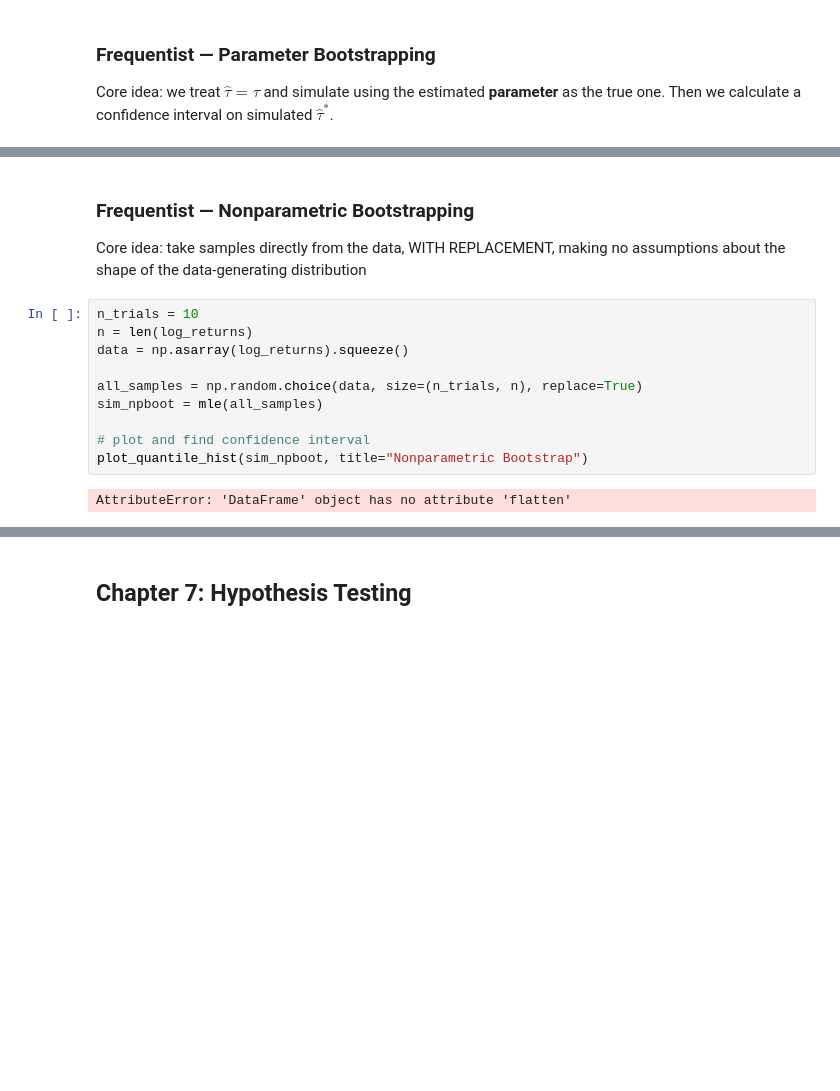
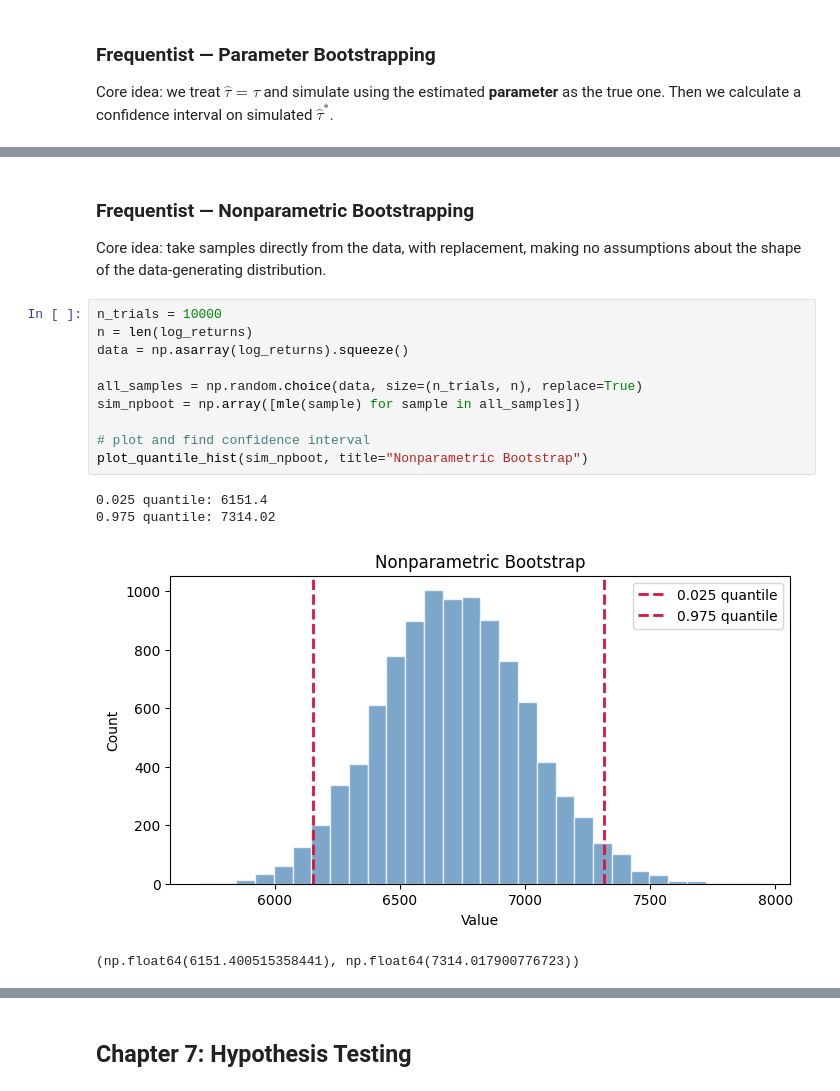
Before and after one commit to su-andrew/stats200q, a Jupyter notebook: Stats200_Book.ipynb, the cells around one changed output, grey strips where cells are left out. Cells and saved outputs as stored; diff of their text form; blank space fills up the shorter version.

```diff
--- a/Stats200_Book.ipynb
+++ b/Stats200_Book.ipynb
@@ -992,19 +936,22 @@ plot_quantile_hist(sim_pboot, title="Parameter Bootstrap")
 # %% [markdown]
 ### Frequentist — Nonparametric Bootstrapping
 
-Core idea: take samples directly from the data, WITH REPLACEMENT, making no assumptions about the shape of the data-generating distribution
+Core idea: take samples directly from the data, with replacement, making no assumptions about the shape of the data-generating distribution.
 # %%
-n_trials = 10
+n_trials = 10000
 n = len(log_returns)
 data = np.asarray(log_returns).squeeze()
 
 all_samples = np.random.choice(data, size=(n_trials, n), replace=True)
-sim_npboot = mle(all_samples)
+sim_npboot = np.array([mle(sample) for sample in all_samples])
 
 # plot and find confidence interval
 plot_quantile_hist(sim_npboot, title="Nonparametric Bootstrap")
 # %% [output]
-AttributeError: 'DataFrame' object has no attribute 'flatten'
+0.025 quantile: 6151.4
+0.975 quantile: 7314.02
+[figure, added]
+(np.float64(6151.400515358441), np.float64(7314.017900776723))
 # %% [markdown]
 ### Bayesian — Metropolis-Hastings
 
```
Also changed, not shown: parts of 48 cells of this notebook, 1 other file.
